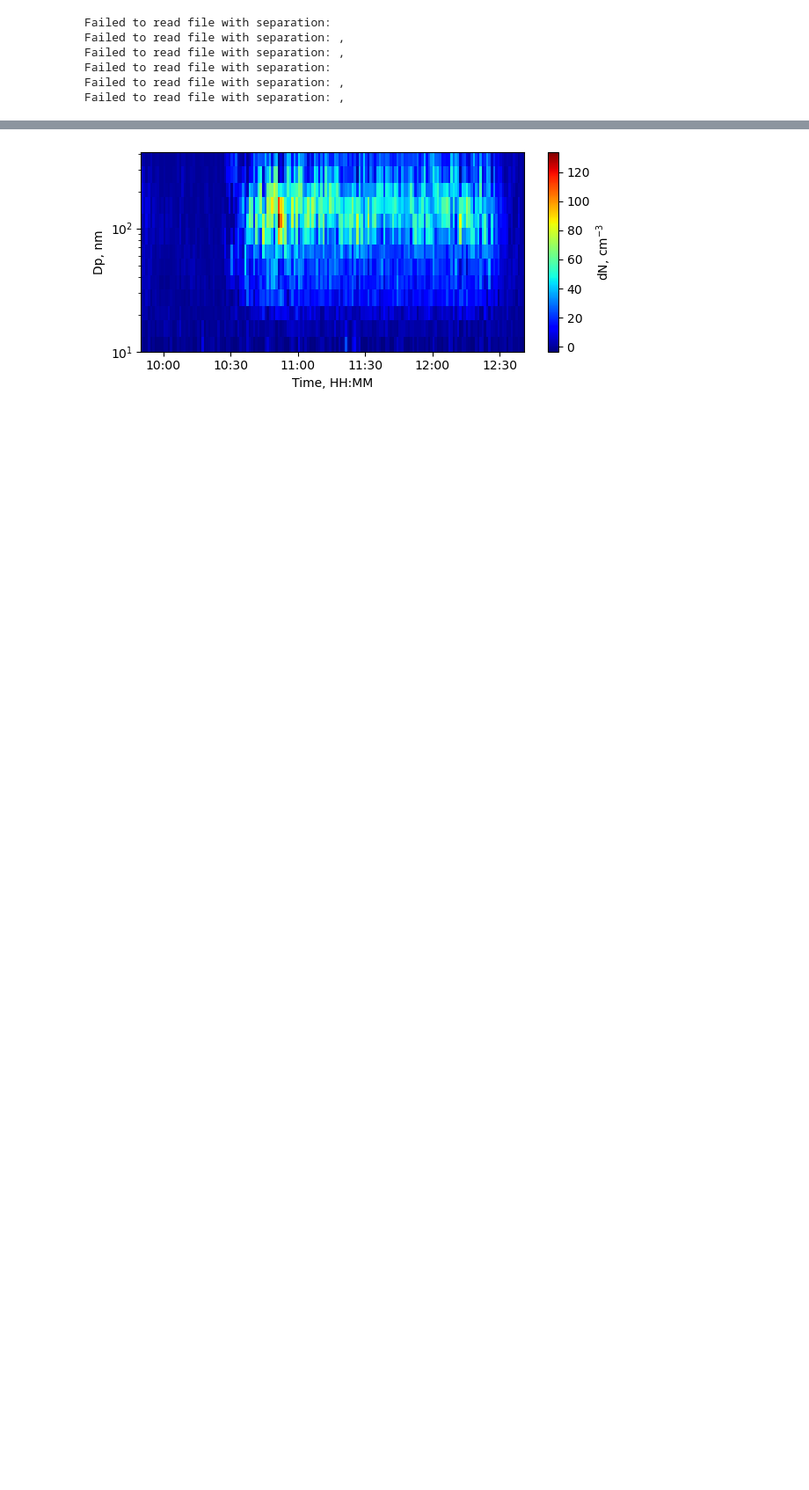
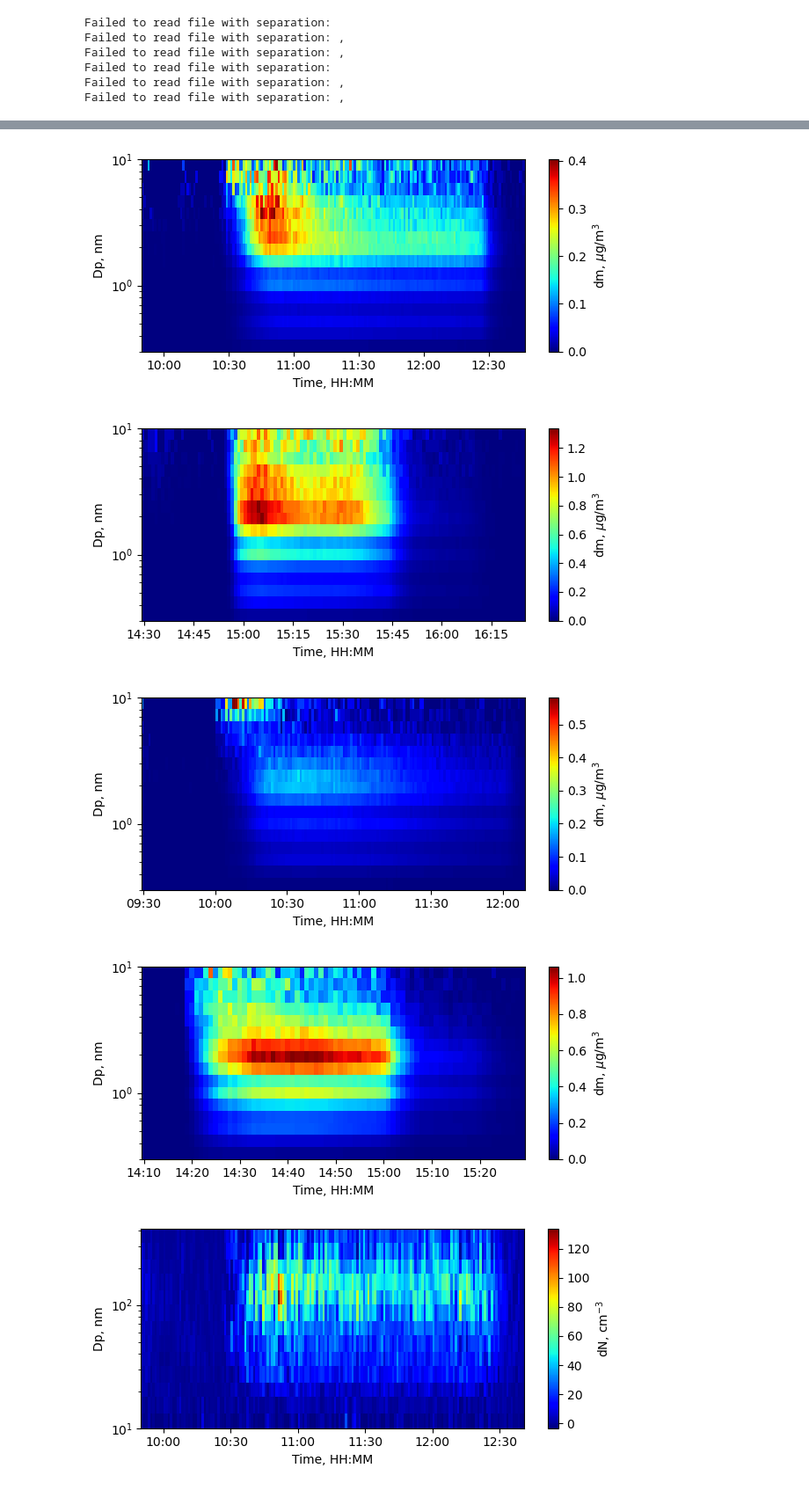
Before and after one commit to Normann25/Master-thesis, a Jupyter notebook: Lund Brake Wear/Timeseries.ipynb, the cells around one changed output, grey strips where cells are left out. Shown at 88% size. Drawn from its saved outputs; the diff is of its cells as text; code cells hidden in the pictures; blank space fills up the shorter version.

```diff
--- a/Lund Brake Wear/Timeseries.ipynb
+++ b/Lund Brake Wear/Timeseries.ipynb
@@ -73,3 +73,27 @@ for i, key in enumerate(OPS_dict_keys):
+# %%
+OPS_dict_keys = ['Exp1', 'Exp2', 'Exp3', 'Exp4']
+OPS_mid_point = [0.337, 0.419, 0.522, 0.650, 0.809, 1.007, 1.254, 1.562, 1.944, 2.421, 3.014, 3.752, 4.672, 5.816, 7.241, 9.015]
+
+OPS_mass_conc = {}
+for key in OPS_dict_keys:
+    mass_conc = calc_mass_conc(OPS_APS[key], OPS_keys, OPS_mid_point, 7.86)
+    OPS_mass_conc[key] = mass_conc
+
+for i, key in enumerate(OPS_dict_keys):
+    name = 'Timeseries/OPS_timeseries_' + key + 'mass.png'
+
+    fig, ax = plt.subplots(figsize = (6.3, 3))
+
+    plot_timeseries(fig, ax, OPS_mass_conc[key], OPS_keys, OPS_cut_point, 'mass', timestamps_wBG[i])
+
+    fig.tight_layout()
+    fig.savefig(name, dpi = 600)
+    plt.show()
+# %% [output]
+[figure, added]
+[figure, added]
+[figure, added]
+[figure, added]
 # %%
 NanoScan_dict_keys = ['2024-10-16_NanoScan', '2024-10-16_NanoScan', '2024-10-17_NanoScan', '2024-10-17_NanoScan']
 NanoScan_bin_mean = []
```
Also changed, not shown: parts of 2 cells of this notebook, 20 other files.
